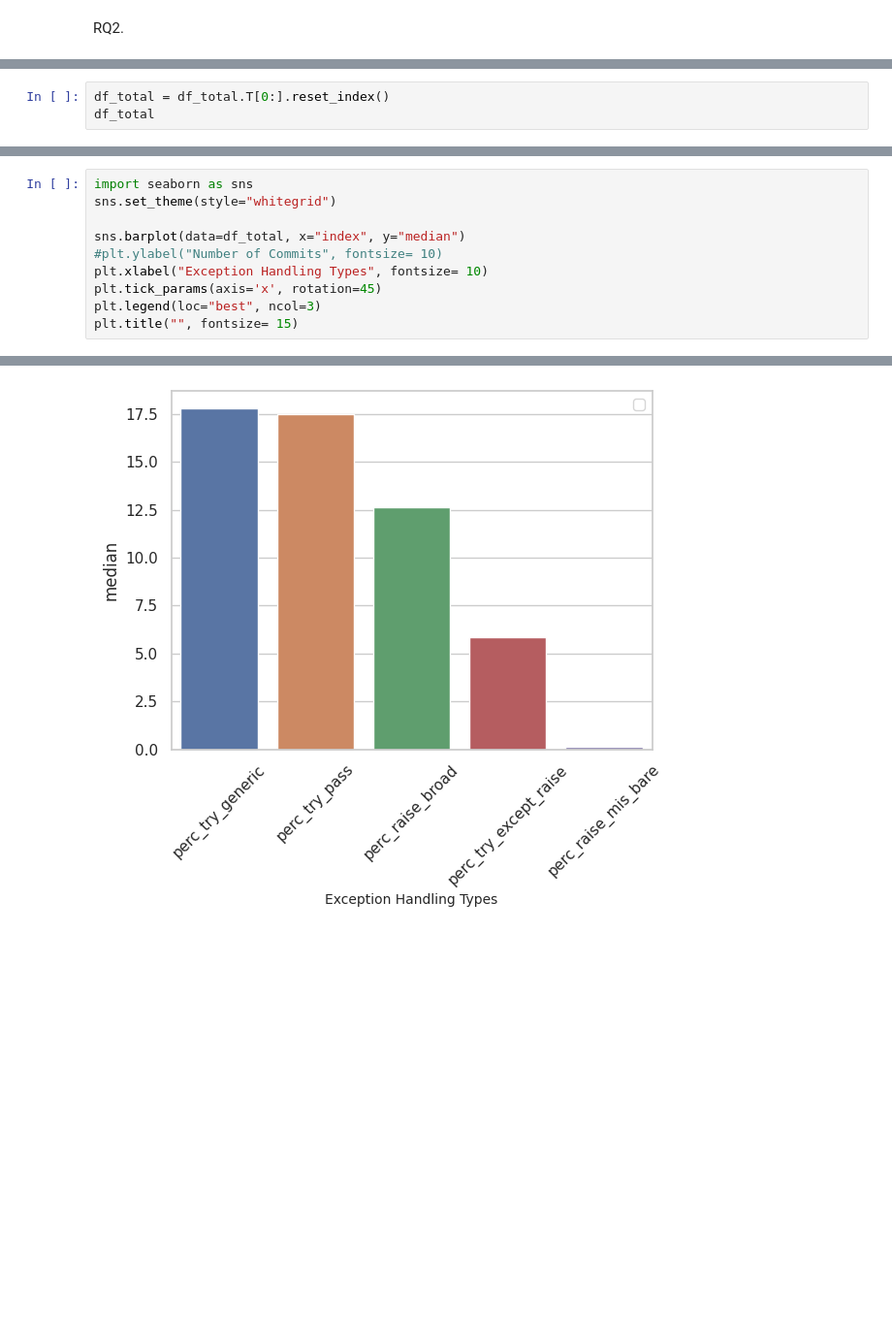
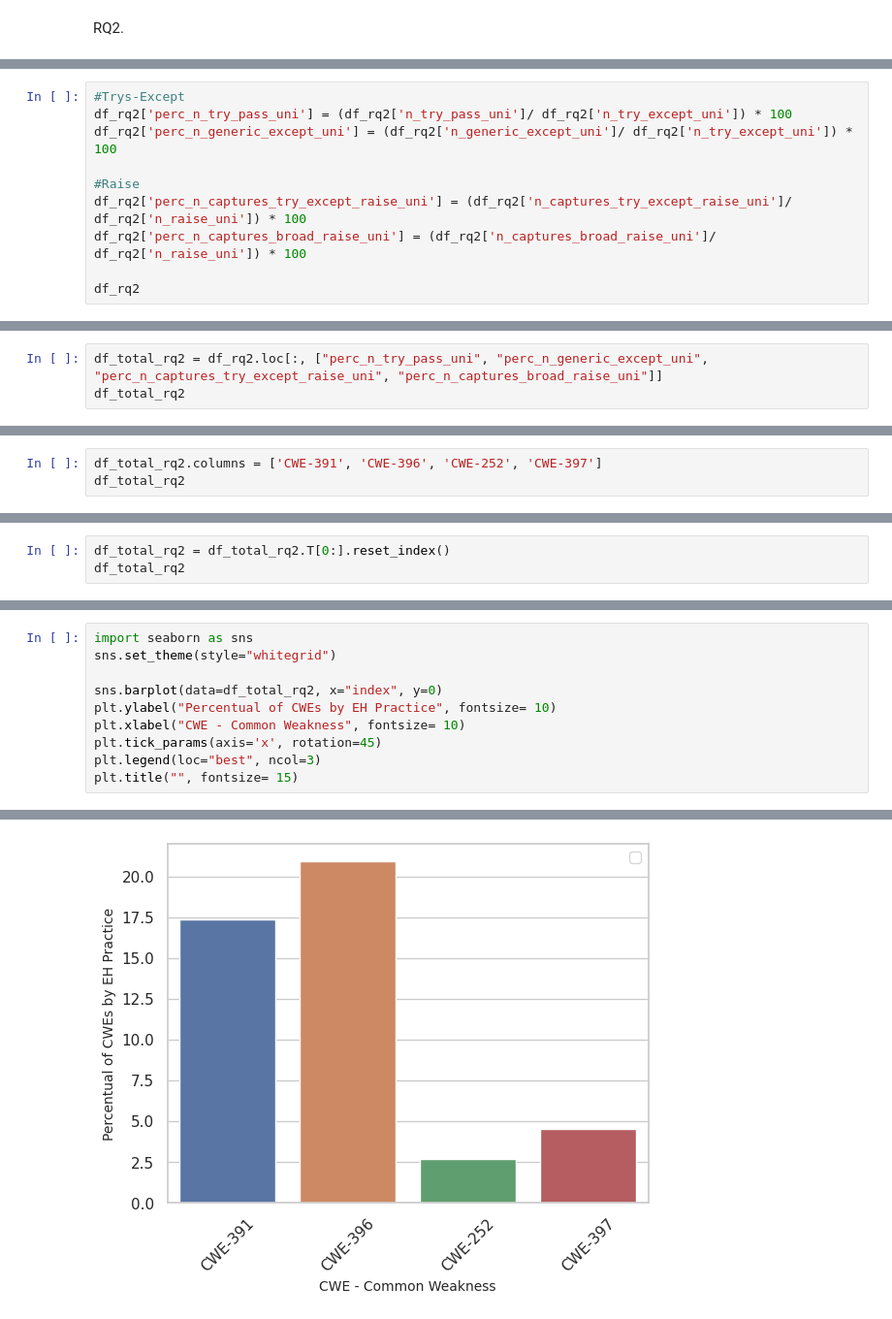
Before and after one commit to r4phael/exception-miner-multi, a Jupyter notebook: notebooks/eh_py_analysis.ipynb, the cells around one changed output, grey strips where cells are left out. Shown at 97% size. Saved outputs shown, nothing was run; the diff lists cells and outputs as text; blank space fills up the shorter version.

```diff
--- a/notebooks/eh_py_analysis.ipynb
+++ b/notebooks/eh_py_analysis.ipynb
@@ -403,0 +429,10 @@ df_total
+# %%
+#Trys-Except
+df_rq2['perc_n_try_pass_uni'] = (df_rq2['n_try_pass_uni']/ df_rq2['n_try_except_uni']) * 100
+df_rq2['perc_n_generic_except_uni'] = (df_rq2['n_generic_except_uni']/ df_rq2['n_try_except_uni']) * 100
+
+#Raise
+df_rq2['perc_n_captures_try_except_raise_uni'] = (df_rq2['n_captures_try_except_raise_uni']/ df_rq2['n_raise_uni']) * 100
+df_rq2['perc_n_captures_broad_raise_uni'] = (df_rq2['n_captures_broad_raise_uni']/ df_rq2['n_raise_uni']) * 100
+
+df_rq2
@@ -403,0 +442,3 @@ df_total
+# %%
+df_total_rq2 = df_rq2.loc[:, ["perc_n_try_pass_uni", "perc_n_generic_except_uni", "perc_n_captures_try_except_raise_uni", "perc_n_captures_broad_raise_uni"]]
+df_total_rq2
@@ -403,0 +448,3 @@ df_total
+# %%
+df_total_rq2.columns = ['CWE-391', 'CWE-396', 'CWE-252', 'CWE-397']
+df_total_rq2
@@ -404,4 +454,4 @@ df_total
 # %%
-df_total = df_total.T[0:].reset_index()
-df_total
+df_total_rq2 = df_total_rq2.T[0:].reset_index()
+df_total_rq2
 # %% [output]
@@ -414,14 +463,14 @@ df_total
 # %%
 import seaborn as sns
 sns.set_theme(style="whitegrid")
 
-sns.barplot(data=df_total, x="index", y="median")
-#plt.ylabel("Number of Commits", fontsize= 10)
-plt.xlabel("Exception Handling Types", fontsize= 10)
+sns.barplot(data=df_total_rq2, x="index", y=0)
+plt.ylabel("Percentual of CWEs by EH Practice", fontsize= 10)
+plt.xlabel("CWE - Common Weakness", fontsize= 10)
 plt.tick_params(axis='x', rotation=45)
 plt.legend(loc="best", ncol=3)
 plt.title("", fontsize= 15)
 # %% [output]
 No artists with labels found to put in legend.  Note that artists whose label start with an underscore are ignored when legend() is called with no argument.
 Text(0.5, 1.0, '')
-[figure, old version]
+[figure, new version]
```
Also changed, not shown: parts of 46 cells of this notebook, 3 other files.
